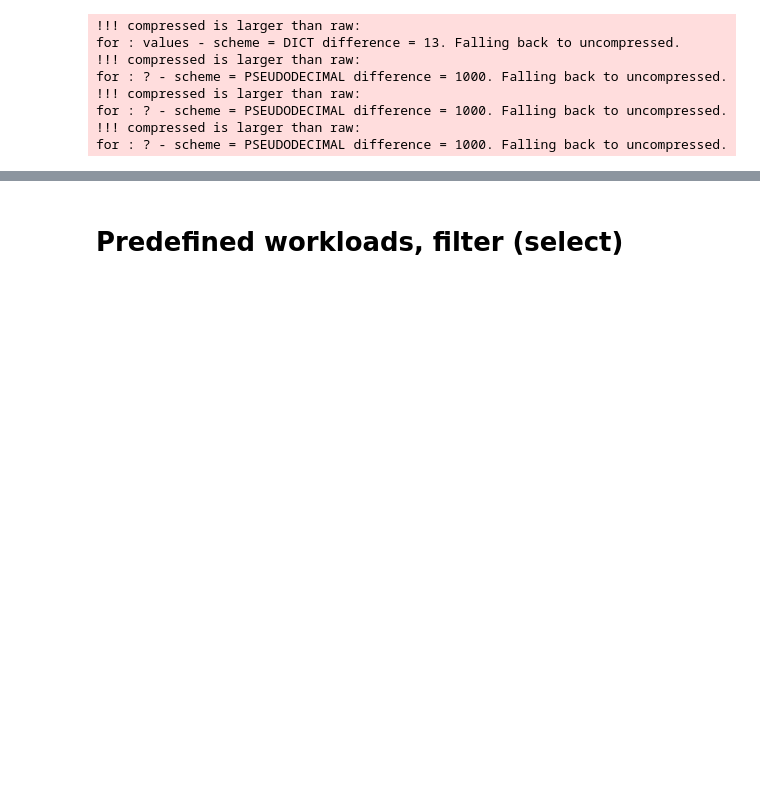
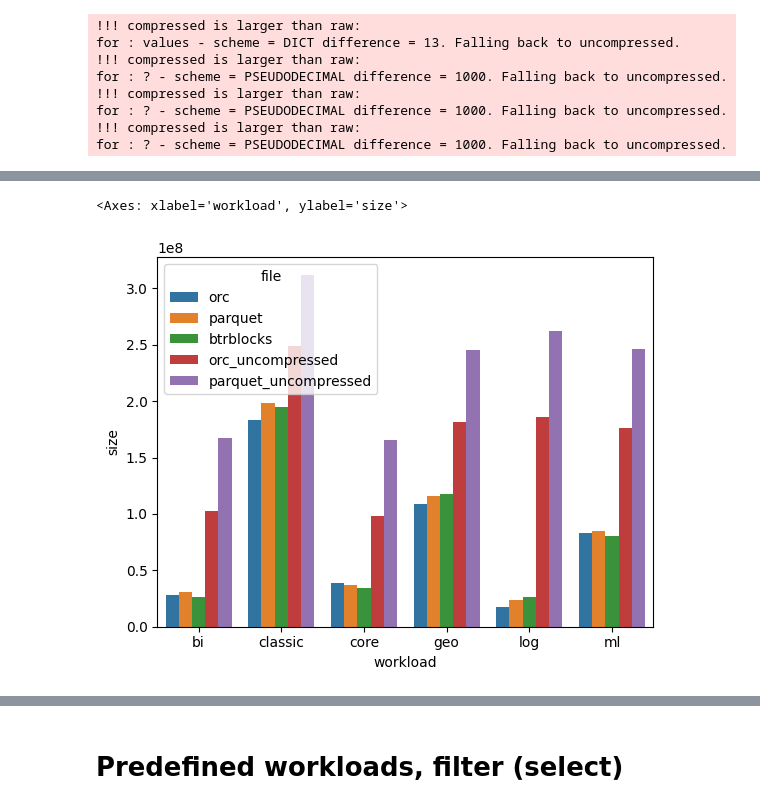
Before and after one commit to AveryQi115/OpenFormat, a Jupyter notebook: python/general/general_v2.ipynb, the cells around one changed output, grey strips where cells are left out. Cells and saved outputs as stored; diff of their text form; code cells hidden in the pictures; blank space fills up the shorter version.

```diff
--- a/python/general/general_v2.ipynb
+++ b/python/general/general_v2.ipynb
@@ -333,0 +404,4 @@ IndexError: list index out of range
+# %%
+data = pd.concat([data_avg, data_avg2])
+# %%
+data = data[data["file"] != "btrblocks_uncompressed"]
@@ -333,0 +428,19 @@ IndexError: list index out of range
+# %%
+def switch(x):
+    if "_uncompressed" in x["file"]:
+        x["file"] = x["file"].split('_uncompressed')[0]
+        return x
+    x["file"] = x["file"]+"_uncompressed"
+    return x
+data = data.apply(switch, axis=1)
+# %%
+def clean(x):
+    if x=="btrblocks_uncompressed":
+        return "btrblocks"
+    return x
+data["file"] = data["file"].apply(clean)
+# %%
+sns.barplot(data = data, x='workload', y='size', hue='file')
+# %% [output]
+<Axes: xlabel='workload', ylabel='size'>
+[figure, added]
```
Also changed, not shown: parts of 13 cells of this notebook, 5 other files.
